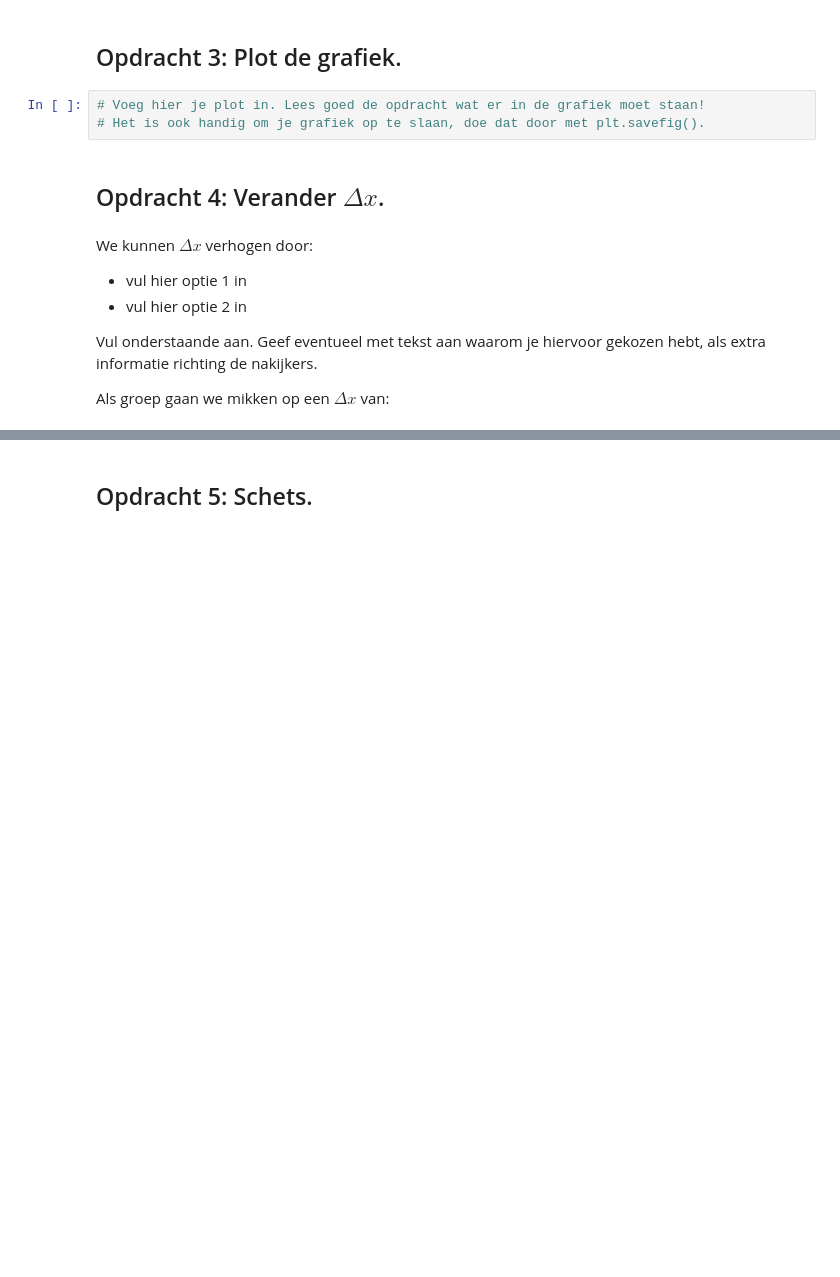
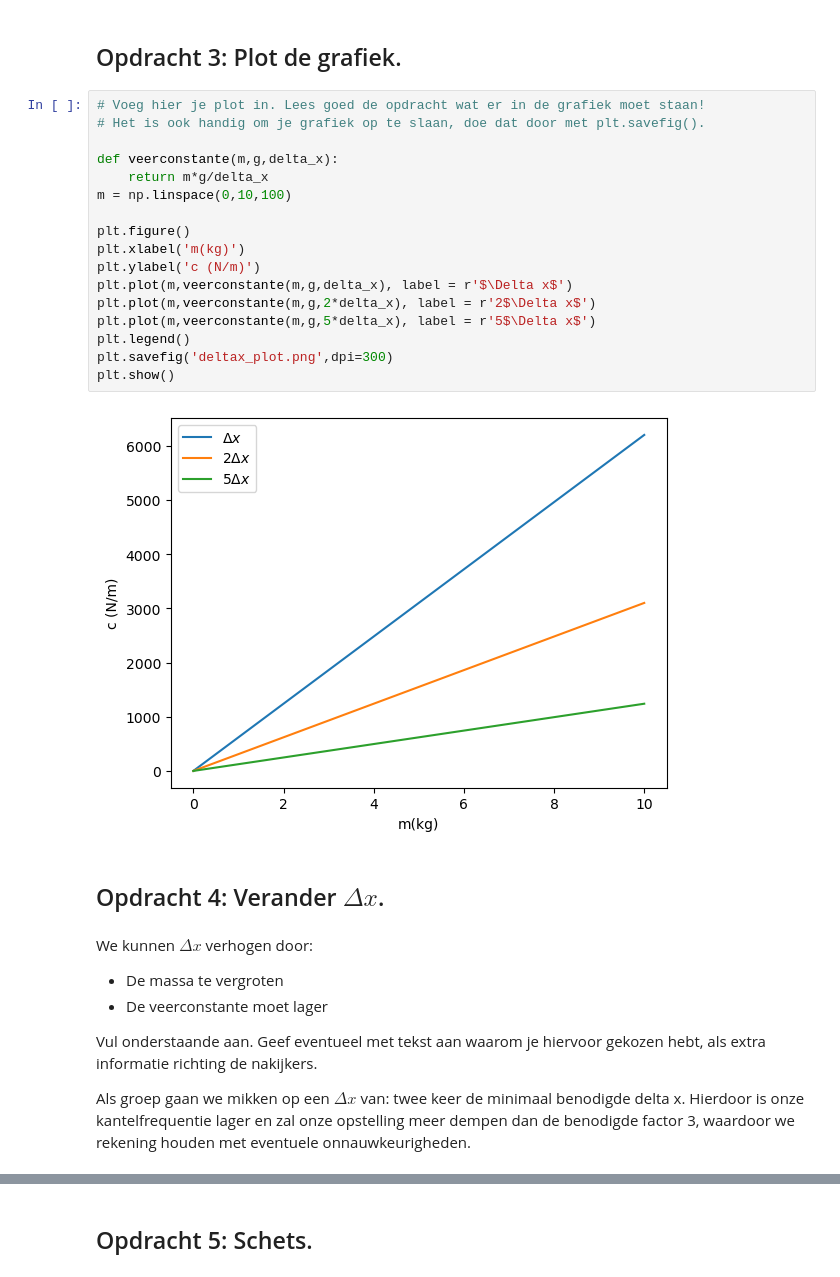
Before and after one commit to AnnetMoeleker/opdrachten-DEF-D, a Jupyter notebook: FysiekeOntwerpopdrachten/5MaakEenOpstellingTrillingsvrij/Ontwerpopdracht5MaakEenOpstellingTrillingsvrijInvulTemplate.ipynb, the cells around one changed output, grey strips where cells are left out. Saved outputs shown, nothing was run; the diff lists cells and outputs as text; blank space fills up the shorter version.

```diff
--- a/FysiekeOntwerpopdrachten/5MaakEenOpstellingTrillingsvrij/Ontwerpopdracht5MaakEenOpstellingTrillingsvrijInvulTemplate.ipynb
+++ b/FysiekeOntwerpopdrachten/5MaakEenOpstellingTrillingsvrij/Ontwerpopdracht5MaakEenOpstellingTrillingsvrijInvulTemplate.ipynb
@@ -55,14 +79,31 @@ Vul onderstaande tabel in:
 # %%
 # Voeg hier je plot in. Lees goed de opdracht wat er in de grafiek moet staan!
 # Het is ook handig om je grafiek op te slaan, doe dat door met plt.savefig().
+
+def veerconstante(m,g,delta_x):
+    return m*g/delta_x
+m = np.linspace(0,10,100)
+
+plt.figure()
+plt.xlabel('m(kg)')
+plt.ylabel('c (N/m)')
+plt.plot(m,veerconstante(m,g,delta_x), label = r'$\Delta x$')
+plt.plot(m,veerconstante(m,g,2*delta_x), label = r'2$\Delta x$')
+plt.plot(m,veerconstante(m,g,5*delta_x), label = r'5$\Delta x$')
+plt.legend()
+plt.savefig('deltax_plot.png',dpi=300)
+plt.show()
+# %% [output]
+[figure, added]
 # %% [markdown]
 ## Opdracht 4: Verander $\Delta x$.
 # %% [markdown]
 We kunnen $\Delta x$ verhogen door:
 
-- vul hier optie 1 in
-- vul hier optie 2 in
+- De massa te vergroten
+- De veerconstante moet lager
 
 Vul onderstaande aan. Geef eventueel met tekst aan waarom je hiervoor gekozen hebt, als extra informatie richting de nakijkers.
 
 Als groep gaan we mikken op een $\Delta x$ van:
+twee keer de minimaal benodigde delta x. Hierdoor is onze kantelfrequentie lager en zal onze opstelling meer dempen dan de benodigde factor 3, waardoor we rekening houden met eventuele onnauwkeurigheden.
```
Also changed, not shown: parts of 6 cells of this notebook, 1 other file.
